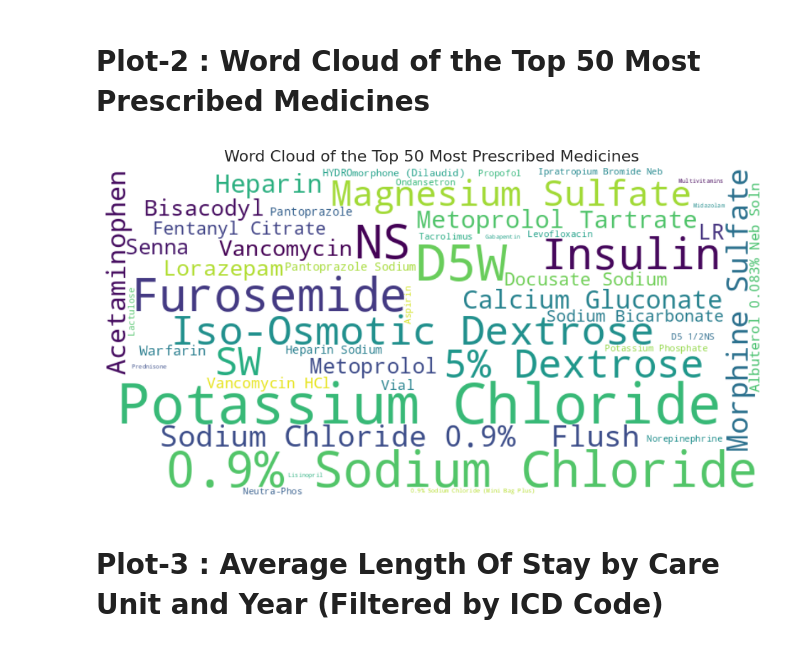
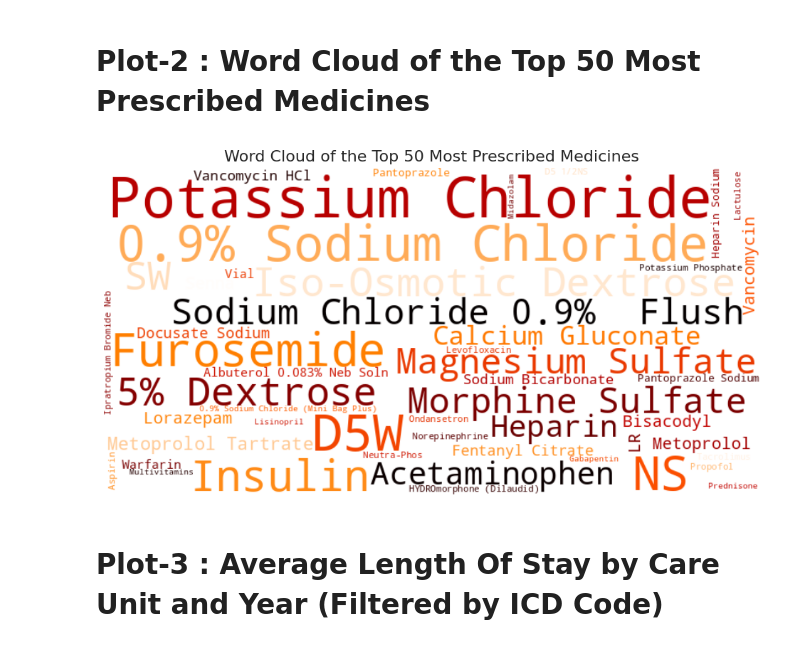
Before and after one commit to AnkitaSavaliya/AIH, a Jupyter notebook: MIMIC_Visualization.ipynb, the cells around one changed output. Saved outputs shown, nothing was run; the diff lists cells and outputs as text; code cells hidden in the pictures.

```diff
--- a/MIMIC_Visualization.ipynb
+++ b/MIMIC_Visualization.ipynb
@@ -187,22 +187,22 @@ fig2.show()
 # %%
 from wordcloud import WordCloud
 
 # Extract the top 50 medication names and counts
 medication_counts = prescriptions['drug'].value_counts(ascending=False)
 top_prescribed_meds = medication_counts.head(50)
 #print(medication_counts.head(5))
 
 # Generate the word cloud using the top prescribed medications directly
-wordcloud = WordCloud(width=800, height=400, background_color="white").generate_from_frequencies(top_prescribed_meds)
+wordcloud = WordCloud(width=800, height=400, background_color="white", colormap = 'gist_heat').generate_from_frequencies(top_prescribed_meds)
 
 # Plot the word cloud
 plt.figure(figsize=(12, 6))
 plt.imshow(wordcloud, interpolation='bilinear')
 plt.axis('off')
 plt.title('Word Cloud of the Top 50 Most Prescribed Medicines', fontsize=16)
 plt.show()
 # %% [output]
-[figure, old version]
+[figure, new version]
 # %%
 #merged_data_diagnosis.head(2)
 # %% [markdown]
```
Also changed, not shown: parts of 3 cells of this notebook.
